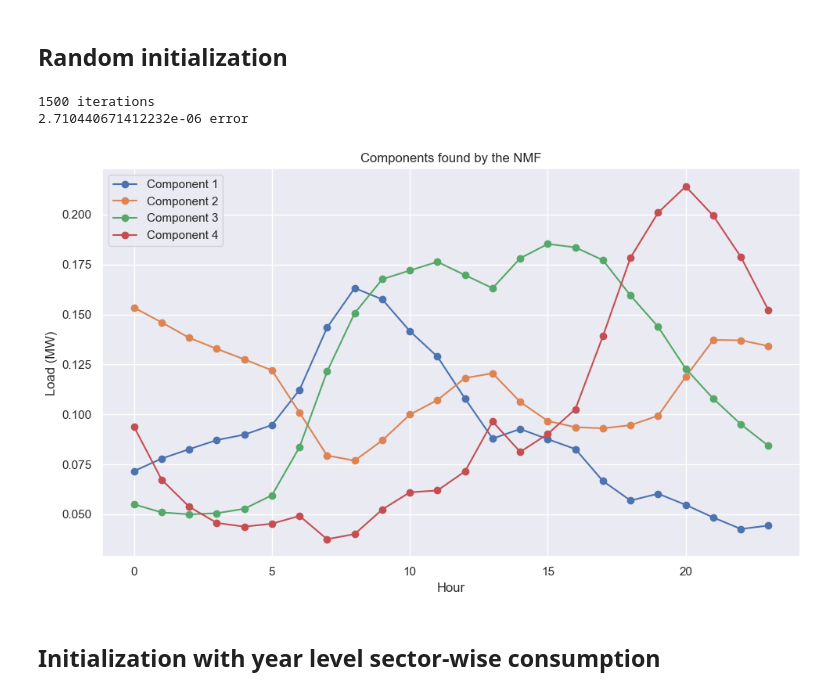
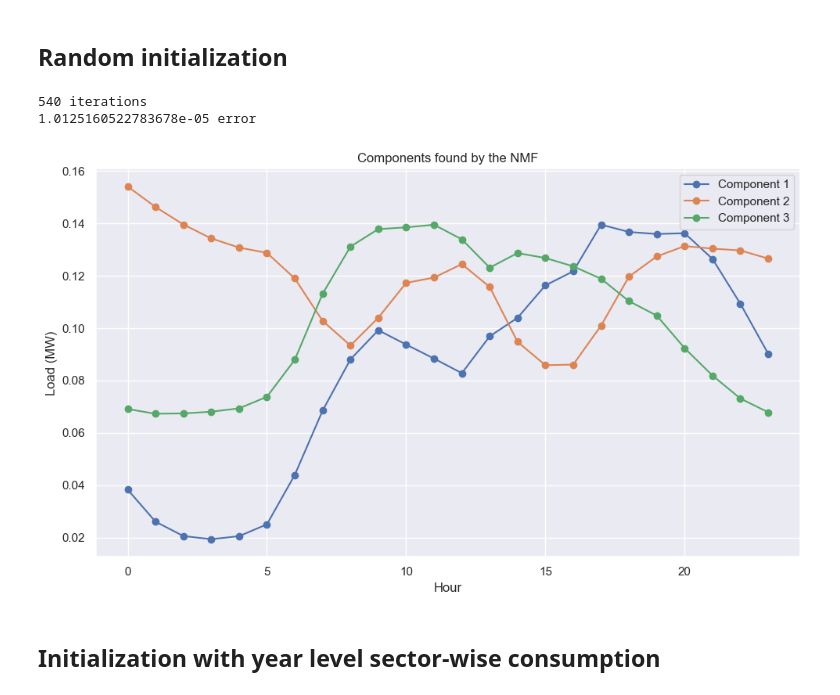
Before and after one commit to gkchln/load_bss, a Jupyter notebook: NMF.ipynb, the cells around one changed output. Cells and saved outputs as stored; diff of their text form; code cells hidden in the pictures.

```diff
--- a/NMF.ipynb
+++ b/NMF.ipynb
@@ -28,6 +28,8 @@ def plot_components(H, ax=None, figsize=(10, 6), title='Components found by the
     ax.legend()
 
     return fig, ax
+# %%
+months = ['12']
 # %% [markdown]
 # Process data
 # %% [markdown]
@@ -46,6 +48,7 @@ input_df.head(3)
 # %%
 unit_info = input_df.index.str.extract(r'^(?P<region>[\w.]+)_(?P<year>\d{4})-(?P<month>\d{2})-\d{2}_(?P<daytype>[\w ]+)$').set_index(input_df.index)
 df = pd.concat([input_df, unit_info], axis=1)
+df = df[df.month.isin(months)]
 # df = df[(df.month == '10')&(df.daytype=='Working day')]
 print(len(df))
 df.head(3)
@@ -198,36 +201,36 @@ H_init = np.ones((n_components, 24)) / 24
 # %% [markdown]
 ## Random initialization
 # %%
-n_components = 4
+n_components = 3
 random_state = None
 tol = 1e-5
 init = 'random'
 max_iter = 4000
 solver = 'mu'
 
 fig, axs = plt.subplots(1, 1, figsize=(10, 6))
 
 model = NMF(
     n_components=n_components,
     random_state=random_state,
     solver=solver,
     tol=tol,
     init=init,
     max_iter=max_iter
 )
 
 W = model.fit_transform(X)
 H = model.components_
 
 print('{} iterations'.format(model.n_iter_))
 print('{} error'.format(model.reconstruction_err_/X.size))
 plot_components(H, ax=axs, title=f"Components found by the NMF")
 
 plt.tight_layout()
 # %% [output]
-1500 iterations
-2.710440671412232e-06 error
+540 iterations
+1.0125160522783678e-05 error
-[figure, old version]
+[figure, new version]
 # %% [markdown]
 ## Initialization with year level sector-wise consumption
 # %% [markdown]
```
Also changed, not shown: parts of 20 cells of this notebook.
